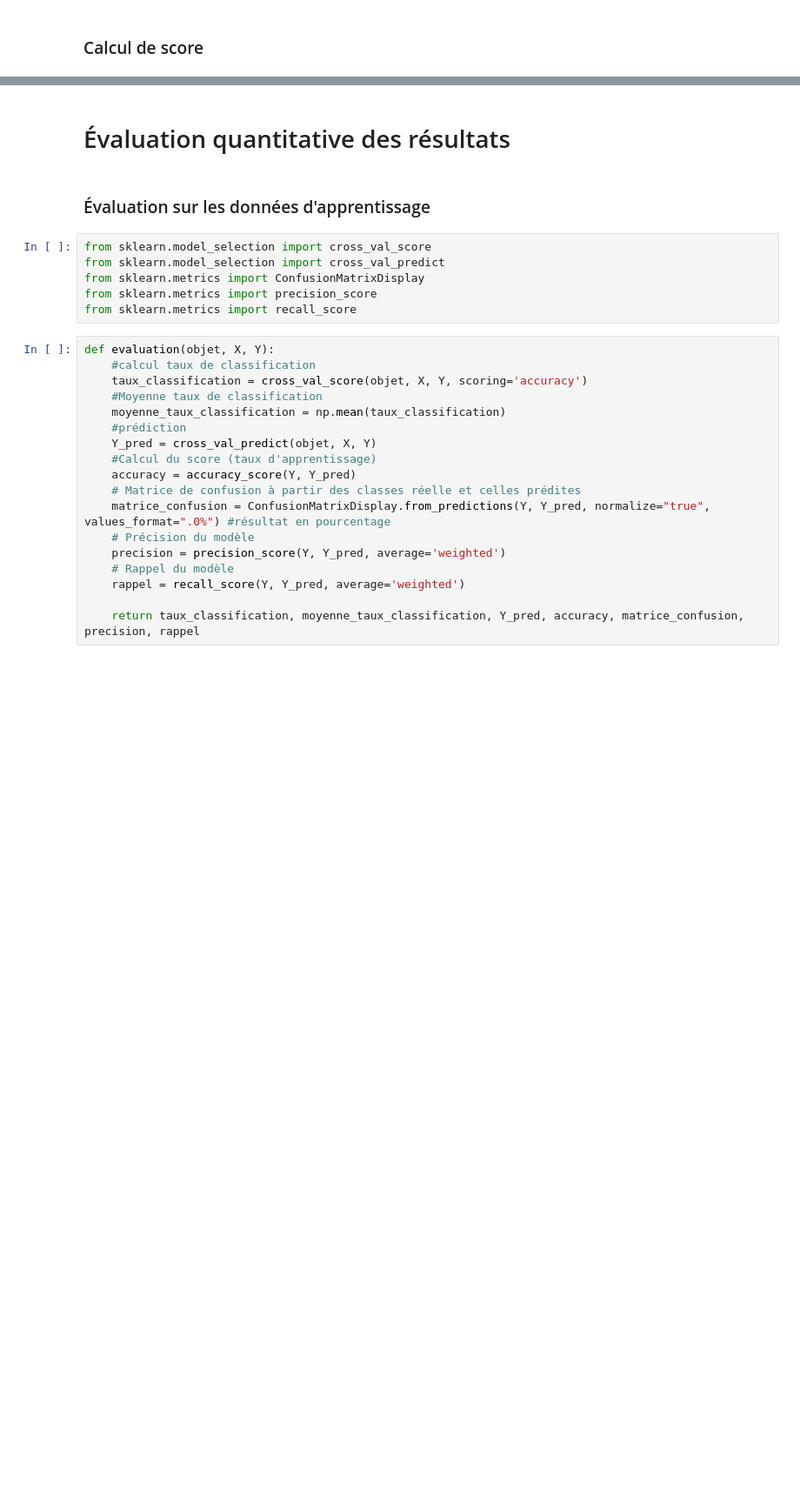
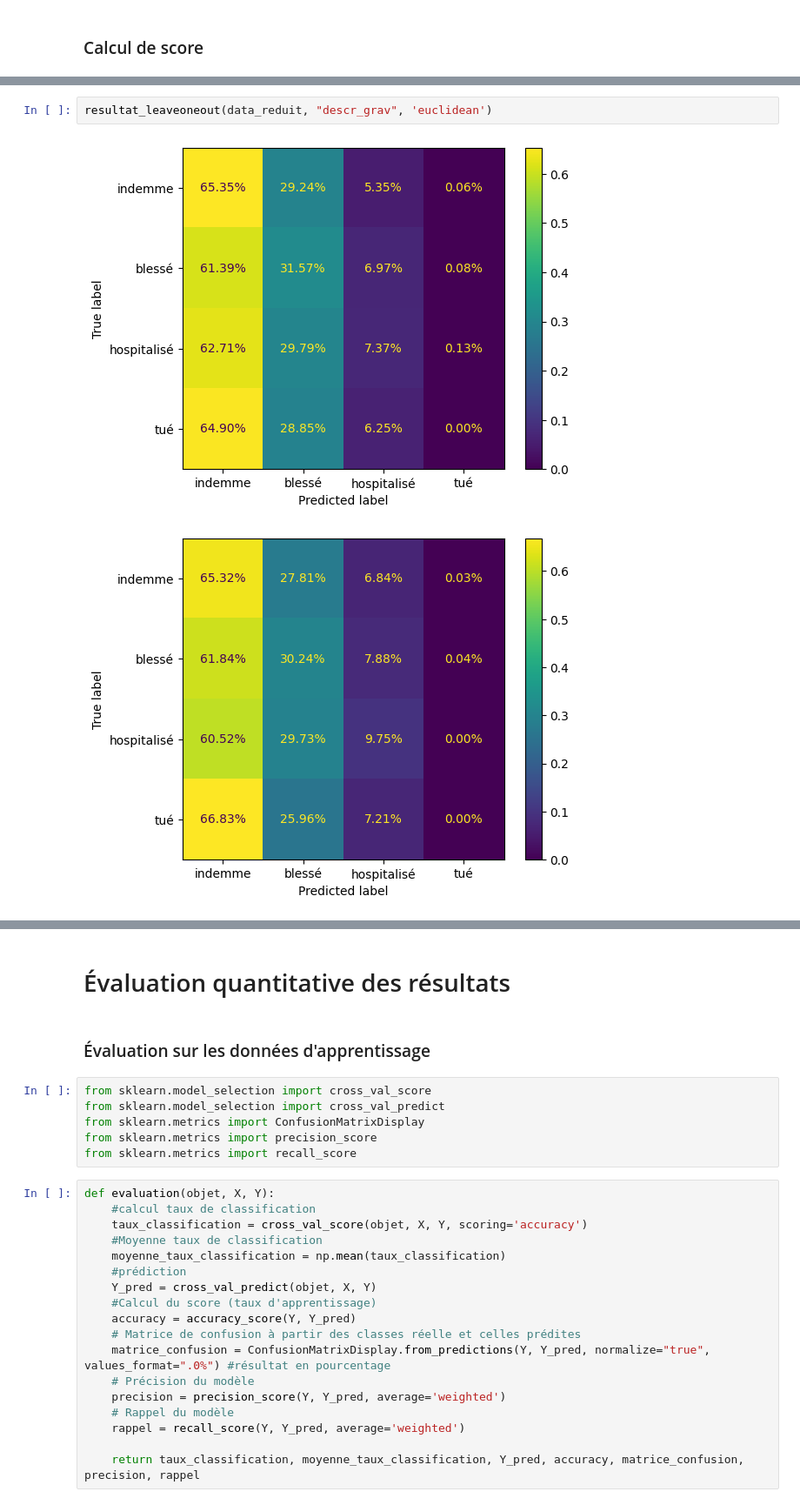
Before and after one commit to Epwo/ProjetA3-23, a Jupyter notebook: IA/supervisé/supervise.ipynb, the cells around one changed output, grey strips where cells are left out. Shown at 87% size. Drawn from its saved outputs; the diff is of its cells as text; blank space fills up the shorter version.

```diff
--- a/IA/supervisé/supervise.ipynb
+++ b/IA/supervisé/supervise.ipynb
@@ -308,0 +227,5 @@ Score sup norme: 38.2 38.53333333333334 39.4
+# %%
+resultat_leaveoneout(data_reduit, "descr_grav", 'euclidean')
+# %% [output]
+[figure, added]
+[figure, added]
```
Also changed, not shown: parts of 26 cells of this notebook.
